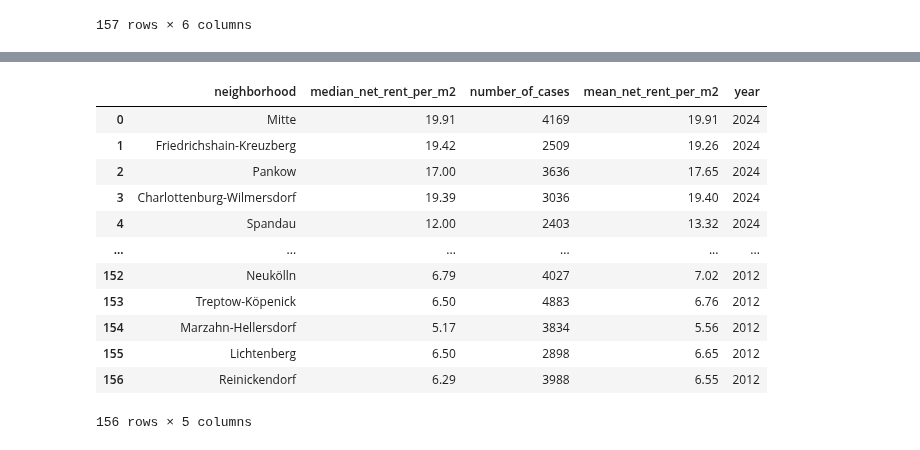
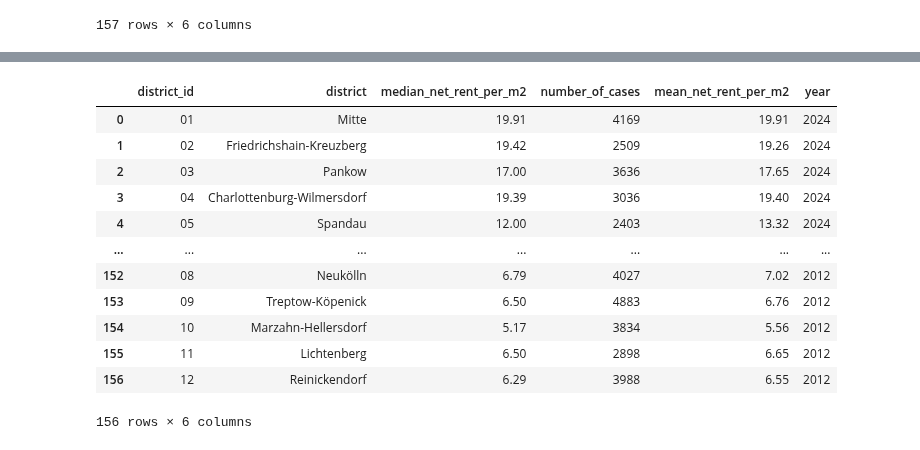
Before and after one commit to webeet-io/layered-populate-data-pool-da, a Jupyter notebook: real_estate_statistics/scripts/ibb_bezirke_script.ipynb, the cells around one changed output, grey strips where cells are left out. Cells and saved outputs as stored; diff of their text form; code cells hidden in the pictures.

Commit message:
District id modification as requested

```diff
--- a/real_estate_statistics/scripts/ibb_bezirke_script.ipynb
+++ b/real_estate_statistics/scripts/ibb_bezirke_script.ipynb
@@ -23,6 +23,6 @@ df
 157 rows × 6 columns
 # %%
 # Changing Column name 2
-df.rename(columns={'district_name': 'neighborhood'},inplace =True)
+df.rename(columns={'district_name': 'district'},inplace =True)
 df
 # %% [output]
@@ -60,6 +60,6 @@ df
 # %%
 # Converting object type data into numerical type
 df['number_of_cases'] = df['number_of_cases'].astype('int32')
-df['neighborhood'] = df['neighborhood'].astype('string')
+df['district'] = df['district'].astype('string')
 df
 # %% [output]
@@ -98,0 +99,17 @@ df
+# %%
+district_id_map = {
+    'Mitte': '01',
+    'Friedrichshain-Kreuzberg': '02',
+    'Pankow': '03',
+    'Charlottenburg-Wilmersdorf': '04',
+    'Spandau': '05',
+    'Steglitz-Zehlendorf': '06',
+    'Tempelhof-Schöneberg': '07',
+    'Neukölln': '08',
+    'Treptow-Köpenick': '09',
+    'Marzahn-Hellersdorf': '10',
+    'Lichtenberg': '11',
+    'Reinickendorf': '12'
+}
+df['district_id'] = df['district'].map(district_id_map)
+df
@@ -99,19 +130,19 @@ df
 # %%
-df = df.drop('district_id', axis=1)
+#df = df.drop('district_id', axis=1)
 # %%
-df = df[df['neighborhood'] != 'Berlin']
+df = df[df['district'] != 'Berlin']
 df
 # %% [output]
-|  | neighborhood | median_net_rent_per_m2 | number_of_cases | mean_net_rent_per_m2 | year |
-| 0 | Mitte | 19.91 | 4169 | 19.91 | 2024 |
-| 1 | Friedrichshain-Kreuzberg | 19.42 | 2509 | 19.26 | 2024 |
-| 2 | Pankow | 17.00 | 3636 | 17.65 | 2024 |
-| 3 | Charlottenburg-Wilmersdorf | 19.39 | 3036 | 19.40 | 2024 |
-| 4 | Spandau | 12.00 | 2403 | 13.32 | 2024 |
-| ... | ... | ... | ... | ... | ... |
-| 152 | Neukölln | 6.79 | 4027 | 7.02 | 2012 |
-| 153 | Treptow-Köpenick | 6.50 | 4883 | 6.76 | 2012 |
-| 154 | Marzahn-Hellersdorf | 5.17 | 3834 | 5.56 | 2012 |
-| 155 | Lichtenberg | 6.50 | 2898 | 6.65 | 2012 |
-| 156 | Reinickendorf | 6.29 | 3988 | 6.55 | 2012 |
+|  | district_id | district | median_net_rent_per_m2 | number_of_cases | mean_net_rent_per_m2 | year |
+| 0 | 01 | Mitte | 19.91 | 4169 | 19.91 | 2024 |
+| 1 | 02 | Friedrichshain-Kreuzberg | 19.42 | 2509 | 19.26 | 2024 |
+| 2 | 03 | Pankow | 17.00 | 3636 | 17.65 | 2024 |
+| 3 | 04 | Charlottenburg-Wilmersdorf | 19.39 | 3036 | 19.40 | 2024 |
+| 4 | 05 | Spandau | 12.00 | 2403 | 13.32 | 2024 |
+| ... | ... | ... | ... | ... | ... | ... |
+| 152 | 08 | Neukölln | 6.79 | 4027 | 7.02 | 2012 |
+| 153 | 09 | Treptow-Köpenick | 6.50 | 4883 | 6.76 | 2012 |
+| 154 | 10 | Marzahn-Hellersdorf | 5.17 | 3834 | 5.56 | 2012 |
+| 155 | 11 | Lichtenberg | 6.50 | 2898 | 6.65 | 2012 |
+| 156 | 12 | Reinickendorf | 6.29 | 3988 | 6.55 | 2012 |
-156 rows × 5 columns
+156 rows × 6 columns
```
Also changed, not shown: parts of 11 cells of this notebook, 1 other file.
